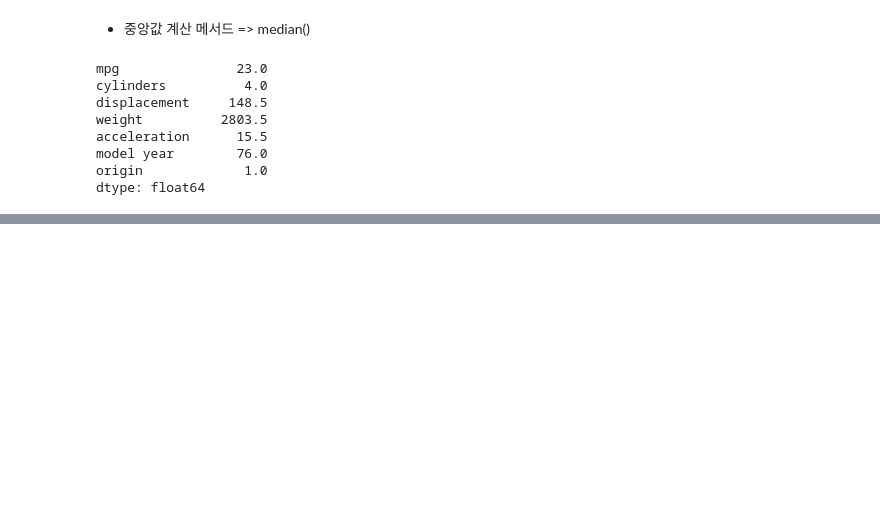
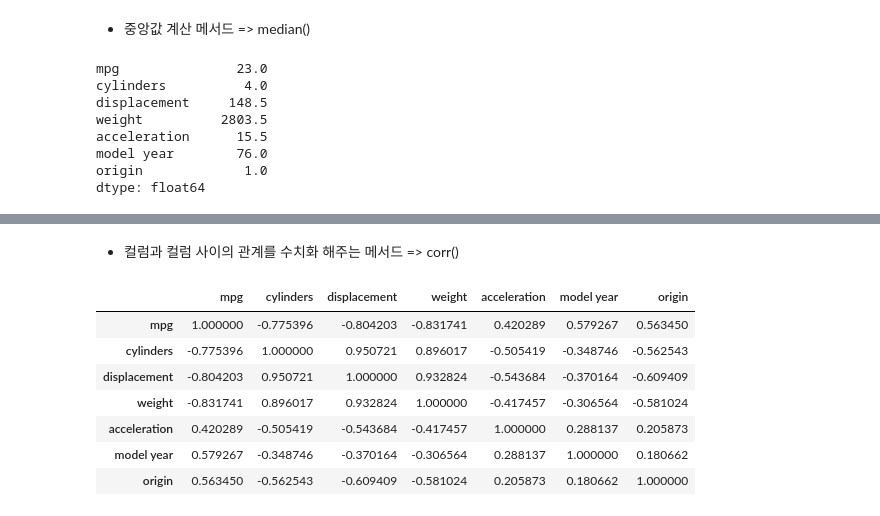
Before and after one commit to MokaSoda/KDT5PandasPractice, a Jupyter notebook: 20240115/ex_mpg.ipynb, the cells around one changed output, grey strips where cells are left out. Saved outputs shown, nothing was run; the diff lists cells and outputs as text; code cells hidden in the pictures; blank space fills up the shorter version.

```diff
--- a/20240115/ex_mpg.ipynb
+++ b/20240115/ex_mpg.ipynb
@@ -237,0 +245,13 @@ dtype: float64
+# %% [markdown]
+- 컬럼과 컬럼 사이의 관계를 수치화 해주는 메서드 => corr()
+# %%
+result.corr(numeric_only=True)
+# %% [output]
+|  | mpg | cylinders | displacement | weight | acceleration | model year | origin |
+| mpg | 1.000000 | -0.775396 | -0.804203 | -0.831741 | 0.420289 | 0.579267 | 0.563450 |
+| cylinders | -0.775396 | 1.000000 | 0.950721 | 0.896017 | -0.505419 | -0.348746 | -0.562543 |
+| displacement | -0.804203 | 0.950721 | 1.000000 | 0.932824 | -0.543684 | -0.370164 | -0.609409 |
+| weight | -0.831741 | 0.896017 | 0.932824 | 1.000000 | -0.417457 | -0.306564 | -0.581024 |
+| acceleration | 0.420289 | -0.505419 | -0.543684 | -0.417457 | 1.000000 | 0.288137 | 0.205873 |
+| model year | 0.579267 | -0.348746 | -0.370164 | -0.306564 | 0.288137 | 1.000000 | 0.180662 |
+| origin | 0.563450 | -0.562543 | -0.609409 | -0.581024 | 0.205873 | 0.180662 | 1.000000 |
```
Also changed, not shown: parts of 40 cells of this notebook.
